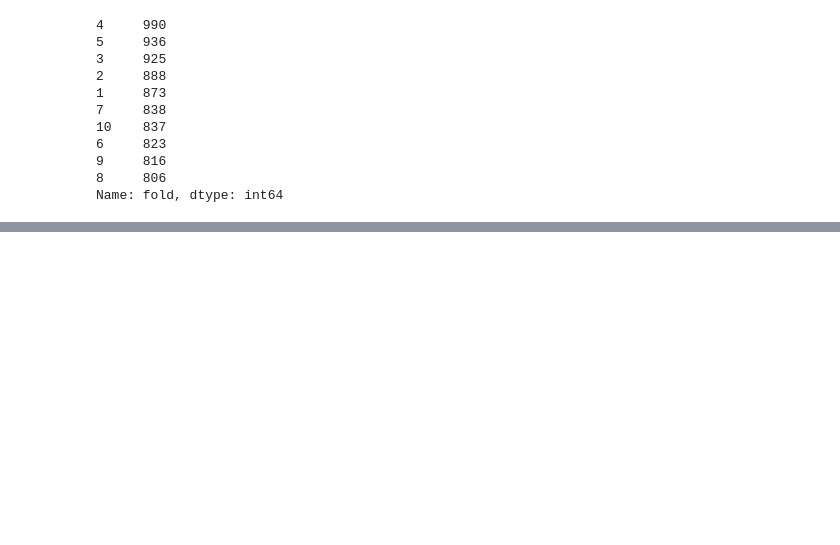
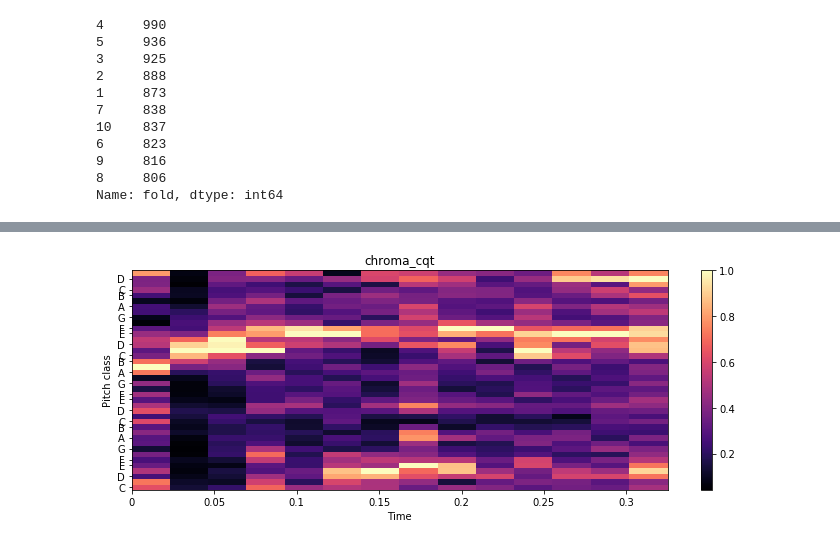
Before and after one commit to skagnihotri/urban_sound_classification, a Jupyter notebook: Urban_sound.ipynb, the cells around one changed output, grey strips where cells are left out. Cells and saved outputs as stored; diff of their text form; code cells hidden in the pictures; blank space fills up the shorter version.

```diff
--- a/Urban_sound.ipynb
+++ b/Urban_sound.ipynb
@@ -100,0 +132,9 @@ for i in tqdm(range(len(data))):
+# %%
+#Chroma cqt of a dog bark
+plt.figure(figsize=(10,4))
+librosa.display.specshow(chroma_cq, y_axis='chroma', x_axis='time')
+plt.colorbar()
+plt.title('chroma_cqt')
+plt.tight_layout()
+# %% [output]
+[figure, added]
```
Also changed, not shown: parts of 20 cells of this notebook.
